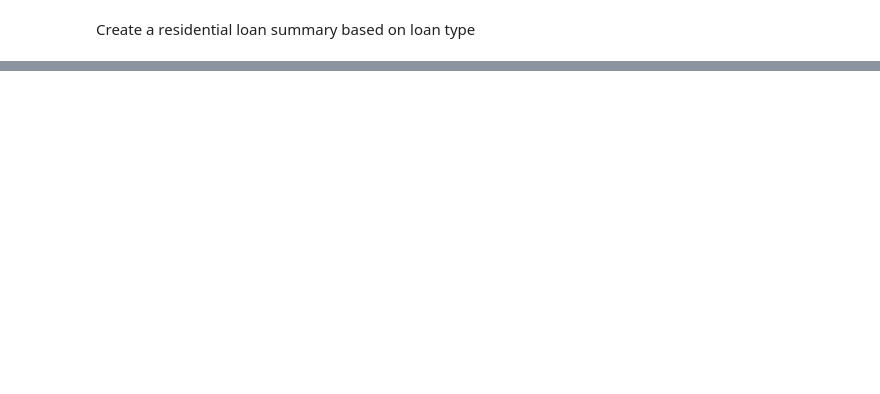
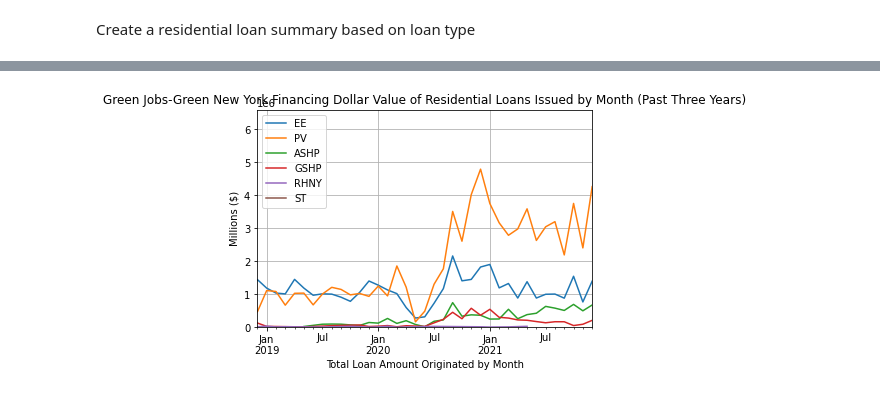
Before and after one commit to jlixander/GJGNY_Analysis, a Jupyter notebook: GJGNY_Analysis.ipynb, the cells around one changed output, grey strips where cells are left out. Saved outputs shown, nothing was run; the diff lists cells and outputs as text; code cells hidden in the pictures; blank space fills up the shorter version.

```diff
--- a/GJGNY_Analysis.ipynb
+++ b/GJGNY_Analysis.ipynb
@@ -76,0 +104,44 @@ Timestamp('2018-12-30 00:00:00')
+# %%
+#Create dataframes for each loan purpose
+EE_loans_df = df[(df["Purpose"] == 'Energy Efficiency (EE)')]
+PV_loans_df = df[(df["Purpose"] == 'Solar (PV)')]
+ASHP_loans_df = df[(df["Purpose"] == 'Air Source Heat Pump (ASHP)')]
+GSHP_loans_df = df[(df["Purpose"] == 'Ground Source Heat Pump (GSHP)')]
+RHNY_loans_df = df[(df["Purpose"] == 'Renewable Heat NY (RHNY)')]
+ST_loans_df = df[(df["Purpose"] == 'Solar Thermal')]
+# %%
+# create data by grouping on month and summing loan amounts
+EE_loans_month = EE_loans_df.groupby(['SETUP MONTH'])['ORIGINAL LOAN AMOUNT'].sum().reset_index(level=0)
+PV_loans_month = PV_loans_df.groupby(['SETUP MONTH'])['ORIGINAL LOAN AMOUNT'].sum().reset_index(level=0)
+ASHP_loans_month = ASHP_loans_df.groupby(['SETUP MONTH'])['ORIGINAL LOAN AMOUNT'].sum().reset_index(level=0)
+GSHP_loans_month = GSHP_loans_df.groupby(['SETUP MONTH'])['ORIGINAL LOAN AMOUNT'].sum().reset_index(level=0)
+RHNY_loans_month = RHNY_loans_df.groupby(['SETUP MONTH'])['ORIGINAL LOAN AMOUNT'].sum().reset_index(level=0)
+ST_loans_month = ST_loans_df.groupby(['SETUP MONTH'])['ORIGINAL LOAN AMOUNT'].sum().reset_index(level=0)
+
+#Set figure Size and plot
+ax = plt.gca()
+EE_loans_month.plot( x = 'SETUP MONTH' , y = 'ORIGINAL LOAN AMOUNT', ax = ax )
+PV_loans_month.plot( x = 'SETUP MONTH' , y = 'ORIGINAL LOAN AMOUNT', ax = ax )
+ASHP_loans_month.plot( x = 'SETUP MONTH' , y = 'ORIGINAL LOAN AMOUNT', ax = ax )
+GSHP_loans_month.plot( x = 'SETUP MONTH' , y = 'ORIGINAL LOAN AMOUNT', ax = ax )
+RHNY_loans_month.plot( x = 'SETUP MONTH' , y = 'ORIGINAL LOAN AMOUNT', ax = ax )
+ST_loans_month.plot( x = 'SETUP MONTH' , y = 'ORIGINAL LOAN AMOUNT', ax = ax )
+
+#Add legend
+ax.legend(["EE", "PV","ASHP", "GSHP","RHNY", "ST"]);
+
+#Label axis
+ax.set_xlabel("Total Loan Amount Originated by Month")
+ax.set_ylabel("Millions ($)")
+
+#Set Axis limits
+plt.gca().set_xlim(left=three_years_prior_date)
+plt.gca().set_ylim(bottom=0)
+
+#Add a title.
+ax.set_title("Green Jobs-Green New York Financing Dollar Value of Residential Loans Issued by Month (Past Three Years)")
+
+# Add a grid.
+ax.grid()
+# %% [output]
+[figure, added]
```
Also changed, not shown: parts of 12 cells of this notebook.
